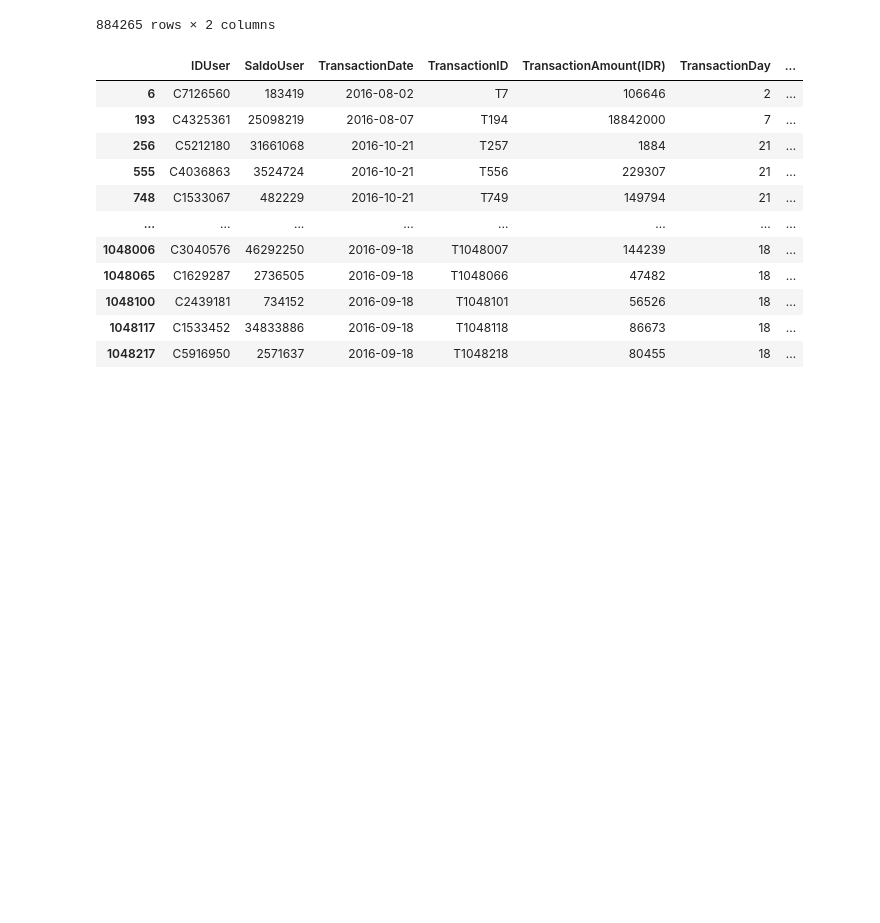
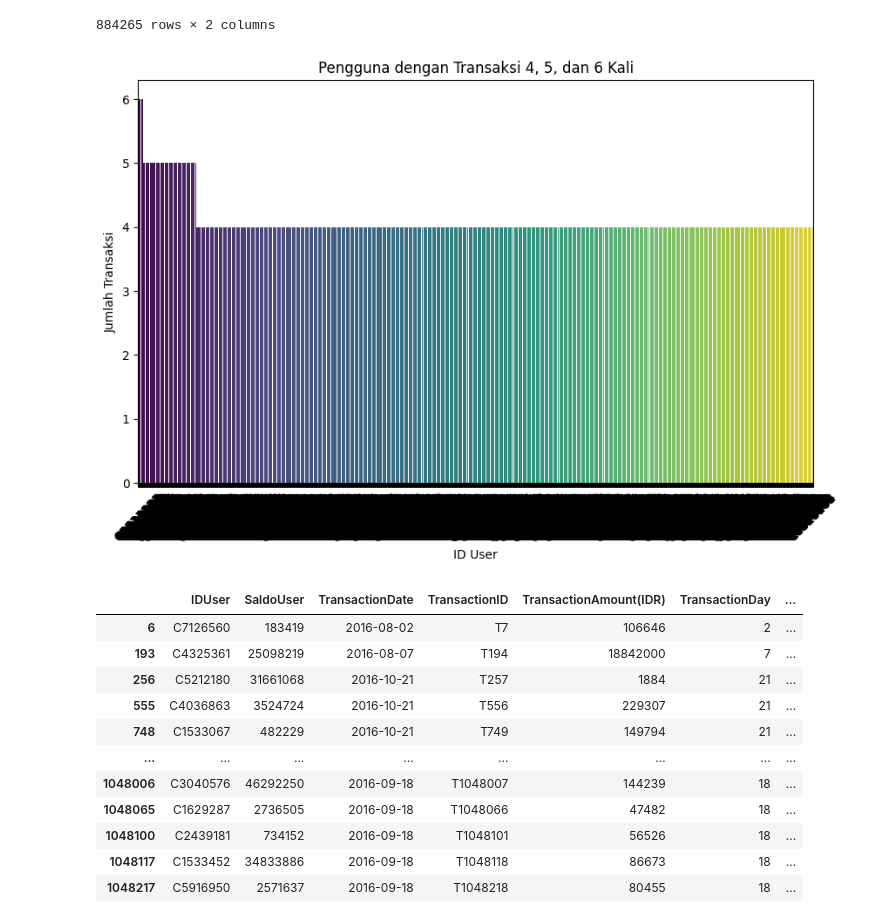
Before and after one commit to alouvre/CapstoneNeeds, a Jupyter notebook: Data_Collecting_FiturPrediksiPolaPengeluaranUser.ipynb, the cells around one changed output. Saved outputs shown, nothing was run; the diff lists cells and outputs as text; code cells hidden in the pictures; blank space fills up the shorter version.

```diff
--- a/Data_Collecting_FiturPrediksiPolaPengeluaranUser.ipynb
+++ b/Data_Collecting_FiturPrediksiPolaPengeluaranUser.ipynb
@@ -242,6 +241,23 @@ user_transaction_data
 | 884263 | C6821983 | 1 |
 | 884264 | C6420483 | 1 |
 884265 rows × 2 columns
+# %%
+import seaborn as sns
+import matplotlib.pyplot as plt
+
+# Filter data untuk pengguna dengan jumlah transaksi 4, 5, dan 6
+specific_users = user_transaction_data[user_transaction_data['TransactionCount'].isin([4, 5, 6])]
+
+# Visualisasi data transaksi pengguna spesifik
+plt.figure(figsize=(10, 6))
+sns.barplot(x=specific_users['IDUser'], y=specific_users['TransactionCount'], palette='viridis')
+plt.xlabel('ID User')
+plt.ylabel('Jumlah Transaksi')
+plt.title('Pengguna dengan Transaksi 4, 5, dan 6 Kali')
+plt.xticks(rotation=45)
+plt.show()
+# %% [output]
+[figure, added]
 # %%
 # Untuk memilih user yang melakukan 4-6 kali transaksi selama 3 bulan (Agustus, September, Oktober) pada tahun 2016
 selected_users = user_transaction_counts[(user_transaction_counts >= 4) & (user_transaction_counts <= 6)].index
```
Also changed, not shown: parts of 6 cells of this notebook.
